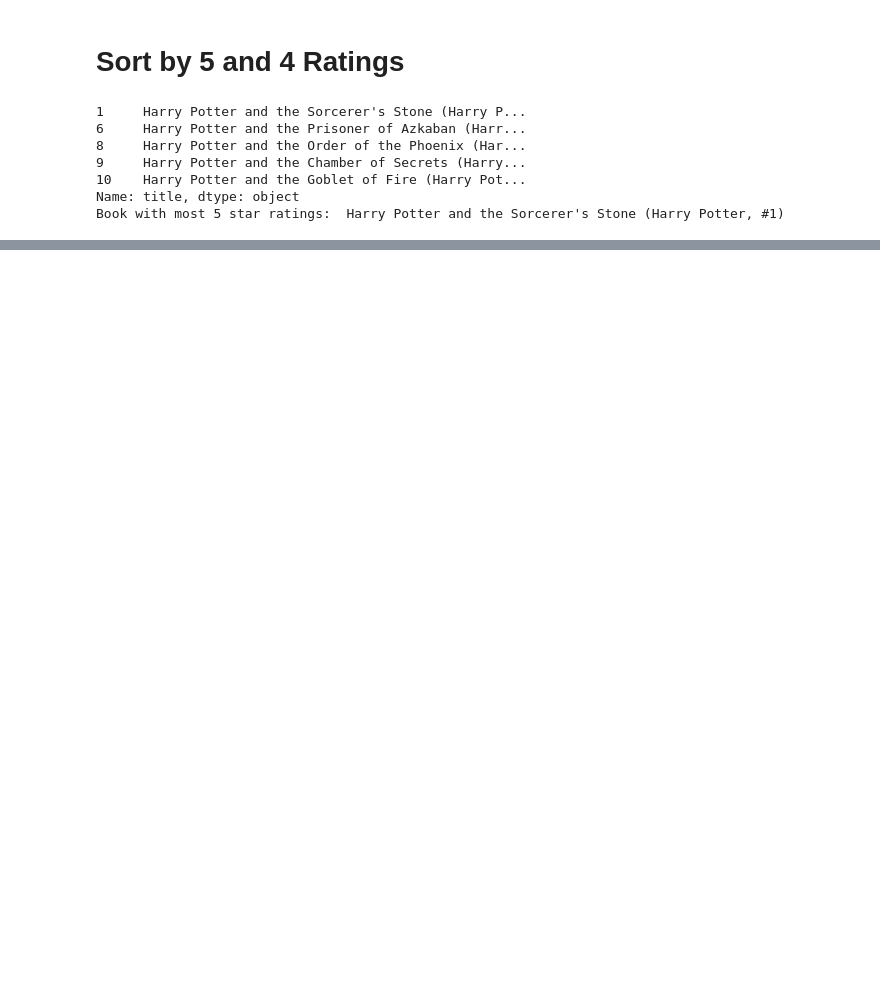
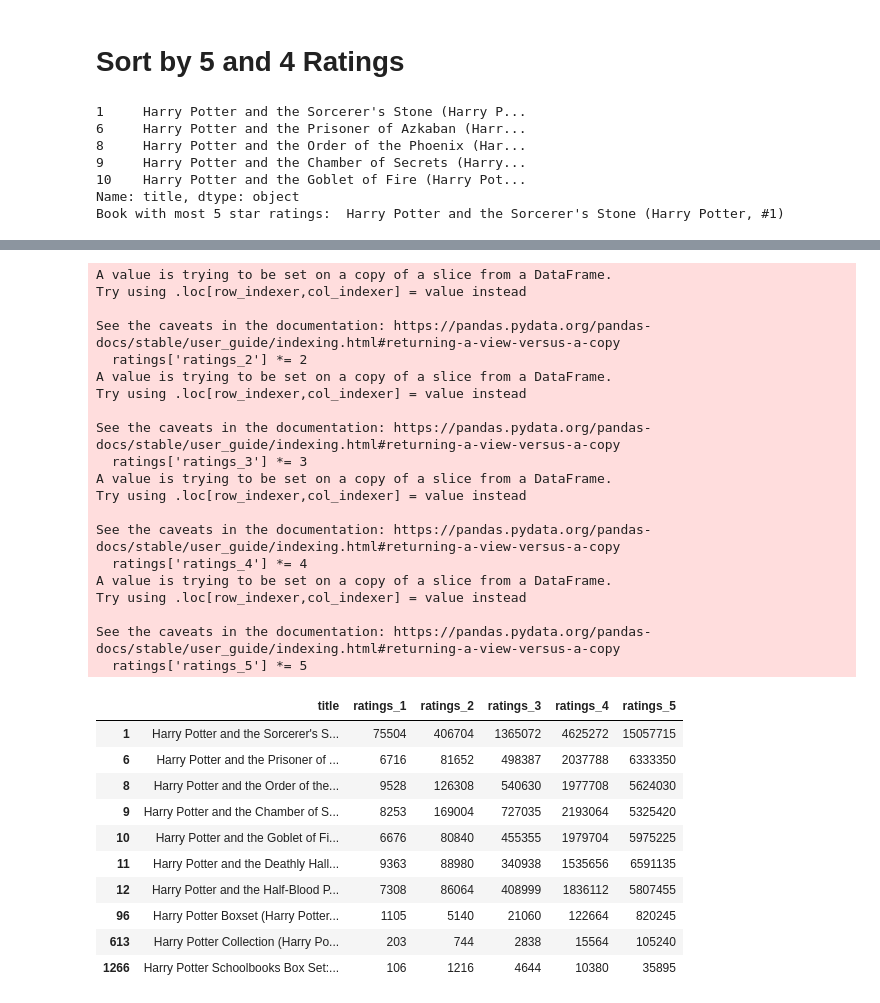
Before and after one commit to LinlyBoi/contained_potter, a Jupyter notebook: work/notebook.ipynb, the cells around one changed output, grey strips where cells are left out. Cells and saved outputs as stored; diff of their text form; code cells hidden in the pictures; blank space fills up the shorter version.

Commit message:
rating calculation

```diff
--- a/work/notebook.ipynb
+++ b/work/notebook.ipynb
@@ -73,0 +76,4 @@ Book with most 5 star ratings:  Harry Potter and the Sorcerer's Stone (Harry Pot
+# %%
+rating_columns = ['title', 'ratings_1', 'ratings_2', 'ratings_3', 'ratings_4', 'ratings_5']
+ratings = hp_books[rating_columns]
+ratings.head(6)
@@ -73,0 +88,38 @@ Book with most 5 star ratings:  Harry Potter and the Sorcerer's Stone (Harry Pot
+# %%
+ratings['ratings_2'] *= 2
+ratings['ratings_3'] *= 3
+ratings['ratings_4'] *= 4
+ratings['ratings_5'] *= 5
+ratings
+# %% [output]
+A value is trying to be set on a copy of a slice from a DataFrame.
+Try using .loc[row_indexer,col_indexer] = value instead
+
+See the caveats in the documentation: https://pandas.pydata.org/pandas-docs/stable/user_guide/indexing.html#returning-a-view-versus-a-copy
+  ratings['ratings_2'] *= 2
+A value is trying to be set on a copy of a slice from a DataFrame.
+Try using .loc[row_indexer,col_indexer] = value instead
+
+See the caveats in the documentation: https://pandas.pydata.org/pandas-docs/stable/user_guide/indexing.html#returning-a-view-versus-a-copy
+  ratings['ratings_3'] *= 3
+A value is trying to be set on a copy of a slice from a DataFrame.
+Try using .loc[row_indexer,col_indexer] = value instead
+
+See the caveats in the documentation: https://pandas.pydata.org/pandas-docs/stable/user_guide/indexing.html#returning-a-view-versus-a-copy
+  ratings['ratings_4'] *= 4
+A value is trying to be set on a copy of a slice from a DataFrame.
+Try using .loc[row_indexer,col_indexer] = value instead
+
+See the caveats in the documentation: https://pandas.pydata.org/pandas-docs/stable/user_guide/indexing.html#returning-a-view-versus-a-copy
+  ratings['ratings_5'] *= 5
+|  | title | ratings_1 | ratings_2 | ratings_3 | ratings_4 | ratings_5 |
+| 1 | Harry Potter and the Sorcerer's S... | 75504 | 406704 | 1365072 | 4625272 | 15057715 |
+| 6 | Harry Potter and the Prisoner of ... | 6716 | 81652 | 498387 | 2037788 | 6333350 |
+| 8 | Harry Potter and the Order of the... | 9528 | 126308 | 540630 | 1977708 | 5624030 |
+| 9 | Harry Potter and the Chamber of S... | 8253 | 169004 | 727035 | 2193064 | 5325420 |
+| 10 | Harry Potter and the Goblet of Fi... | 6676 | 80840 | 455355 | 1979704 | 5975225 |
+| 11 | Harry Potter and the Deathly Hall... | 9363 | 88980 | 340938 | 1535656 | 6591135 |
+| 12 | Harry Potter and the Half-Blood P... | 7308 | 86064 | 408999 | 1836112 | 5807455 |
+| 96 | Harry Potter Boxset (Harry Potter... | 1105 | 5140 | 21060 | 122664 | 820245 |
+| 613 | Harry Potter Collection (Harry Po... | 203 | 744 | 2838 | 15564 | 105240 |
+| 1266 | Harry Potter Schoolbooks Box Set:... | 106 | 1216 | 4644 | 10380 | 35895 |
```
Also changed, not shown: parts of 2 cells of this notebook.
